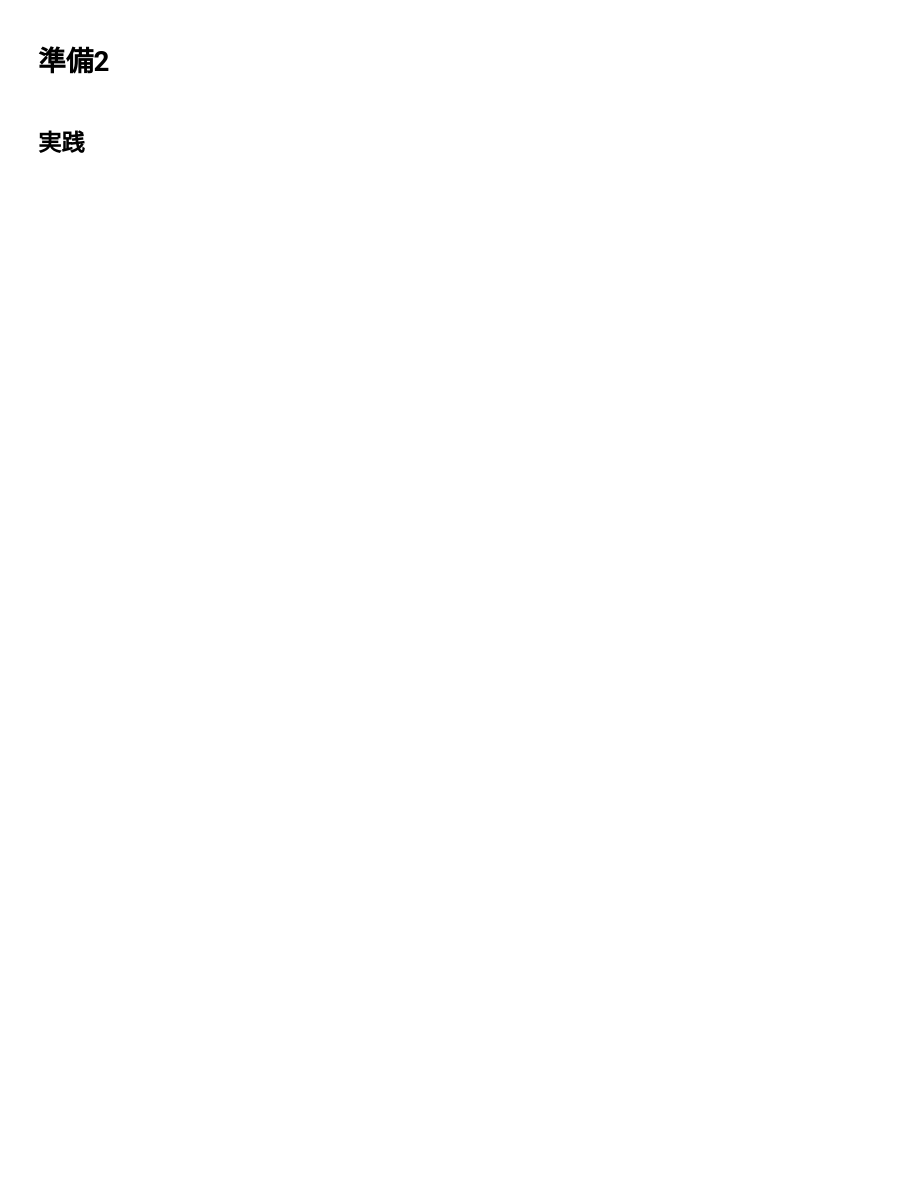
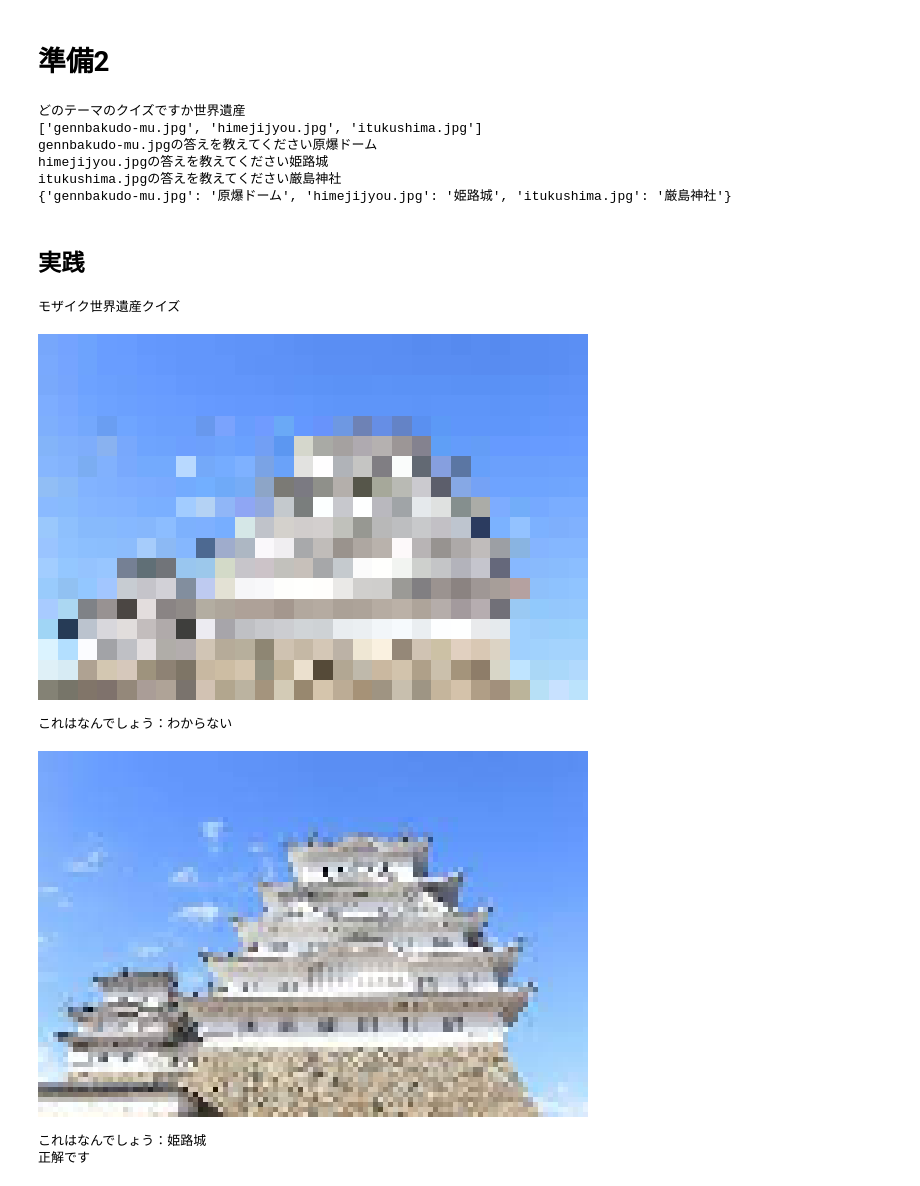
Before and after one commit to sshota98/Prog2kakushin, a Jupyter notebook: work3.ipynb, the cells around one changed output. Cells and saved outputs as stored; diff of their text form; code cells hidden in the pictures; blank space fills up the shorter version.

```diff
--- a/work3.ipynb
+++ b/work3.ipynb
@@ -16,7 +37,7 @@ import random
 from google.colab.patches import cv2_imshow
 mydict=dict()
 count1=0
-theme=input('どのテーマのクイズですか')
+theme=input('どのテーマのクイズですか（例を実行しているときは世界遺産と入力してください）')
 def mozaiku(answer2,k):
   scale=k
   h, w = answer2.shape[:2]
@@ -29,37 +50,50 @@ for x in (file_list):
   answername=input(f'{x}の答えを教えてください')
   mydict[x]=answername
 print(mydict)
+# %% [output]
+どのテーマのクイズですか世界遺産
+['gennbakudo-mu.jpg', 'himejijyou.jpg', 'itukushima.jpg']
+gennbakudo-mu.jpgの答えを教えてください原爆ドーム
+himejijyou.jpgの答えを教えてください姫路城
+itukushima.jpgの答えを教えてください厳島神社
+{'gennbakudo-mu.jpg': '原爆ドーム', 'himejijyou.jpg': '姫路城', 'itukushima.jpg': '厳島神社'}
 # %% [markdown]
 ## **実践**
 # %%
 print(f'モザイク{theme}クイズ')
 answer=random.choice(file_list)
 scale=0.1
-print(answer)
 answer2 = cv2.imread(answer)
 if answer2 is None:
   sys.exit(f'エラー: ファイルを開けませんでした {answer}')
 def gazou():
   global answer2
   global scale
   answer3=mozaiku(answer2,scale)
   cv2_imshow(answer3)
 gazou()
 while True:
-  a=input('これはなんでしょう')
+  a=input('これはなんでしょう：')
   b=mydict[answer]
   if a==b:
     print('正解です')
     break
   elif scale>=0.9:
     print('不正解')
     print(f'正解は{b}')
     break
   else:
     scale+=0.3
     gazou()
     continue
 file_list.remove(answer)
 mydict.pop(answer)
 if len(file_list)==0:
   print('全問終了しました')
+# %% [output]
+モザイク世界遺産クイズ
+[figure, added]
+これはなんでしょう：わからない
+[figure, added]
+これはなんでしょう：姫路城
+正解です
```
Also changed, not shown: parts of 1 cell of this notebook.
